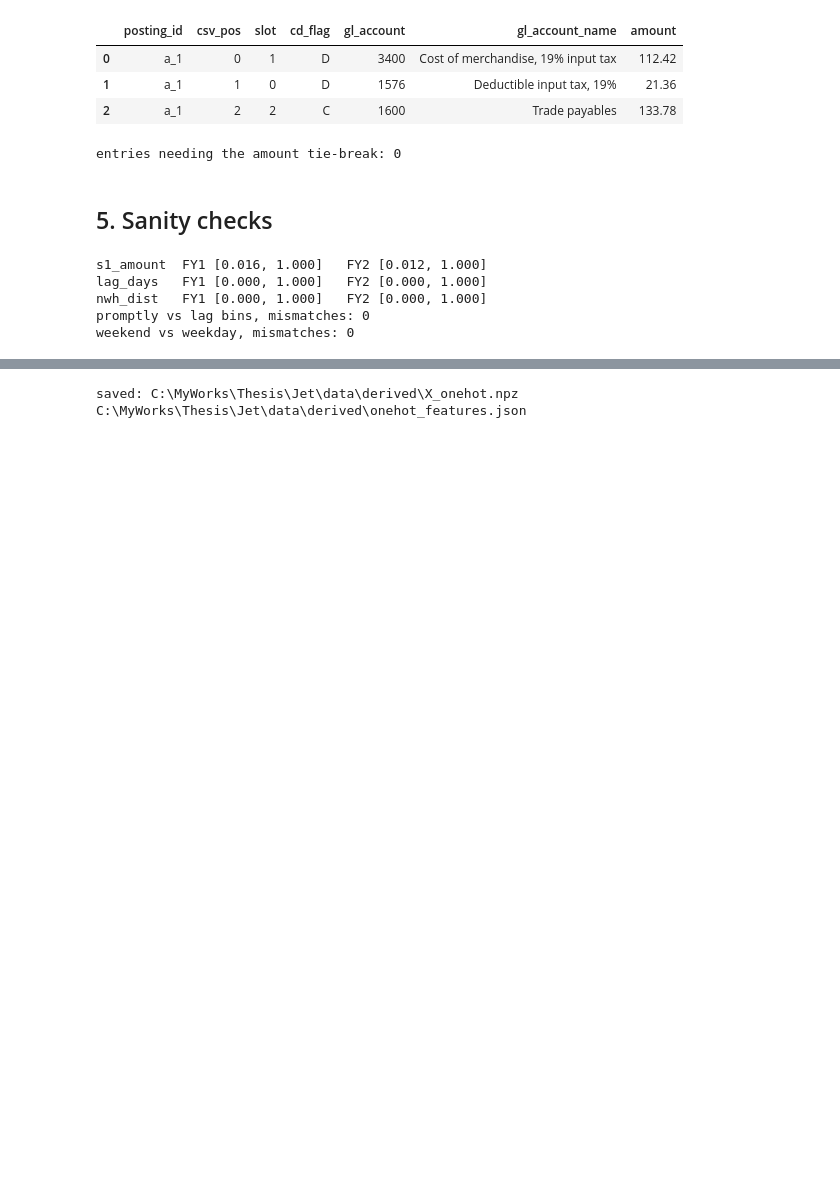
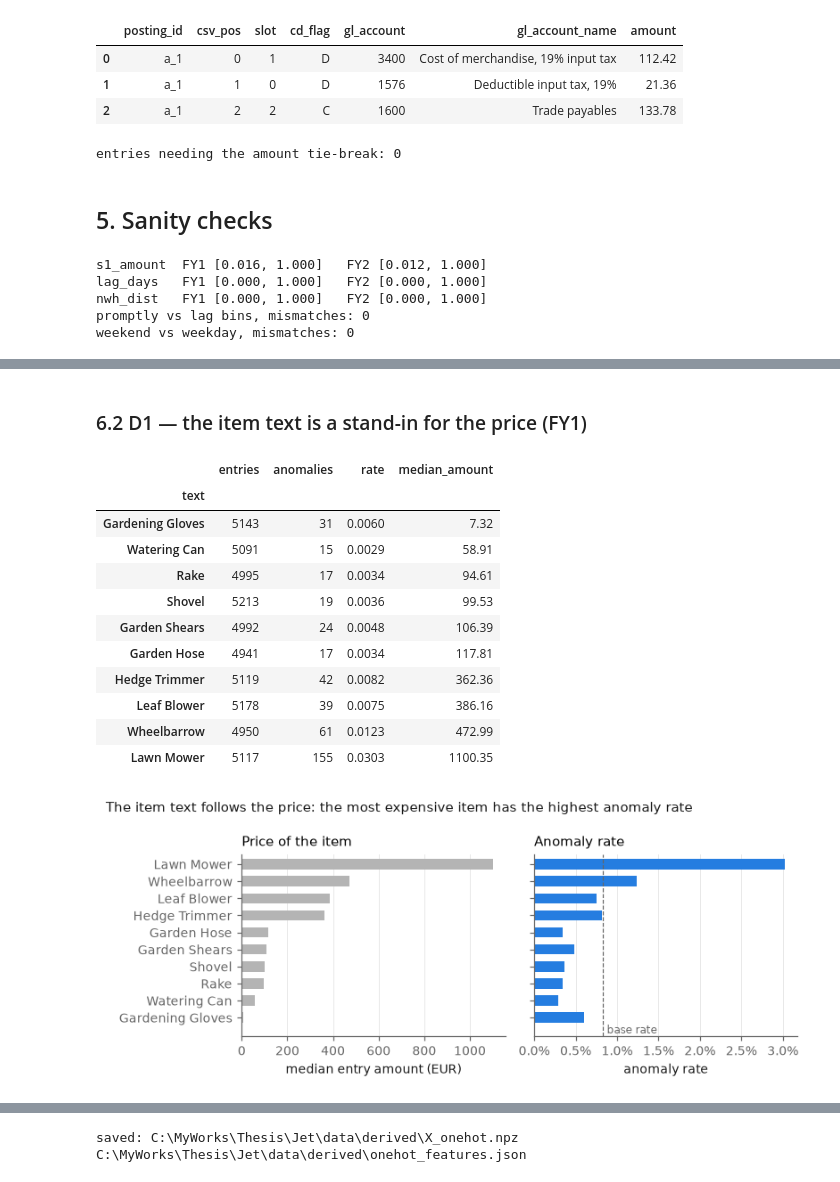
Before and after one commit to mbanadkouki/gl-anomaly-ranking, a Jupyter notebook: notebooks/02_encoding_onehot.ipynb, the cells around one changed output, grey strips where cells are left out. Cells and saved outputs as stored; diff of their text form; code cells hidden in the pictures; blank space fills up the shorter version.

```diff
--- a/notebooks/02_encoding_onehot.ipynb
+++ b/notebooks/02_encoding_onehot.ipynb
@@ -235,0 +274,22 @@ weekend vs weekday, mismatches: 0
+# %% [markdown]
+### 6.2 D1 — the item text is a stand-in for the price (FY1)
+# %%
+# cell_02_16
+items = df["text"].value_counts().loc[lambda s: s > 1000].index.tolist()   # the 10 garden item names
+fig, t_text = fg.fig_text_vs_price(df1, items)
+fg.save(fig, "fe_d1_text_vs_price", FIG)
+t_text.round(4)
+# %% [output]
+|  | entries | anomalies | rate | median_amount |
+| text |  |  |  |  |
+| Gardening Gloves | 5143 | 31 | 0.0060 | 7.32 |
+| Watering Can | 5091 | 15 | 0.0029 | 58.91 |
+| Rake | 4995 | 17 | 0.0034 | 94.61 |
+| Shovel | 5213 | 19 | 0.0036 | 99.53 |
+| Garden Shears | 4992 | 24 | 0.0048 | 106.39 |
+| Garden Hose | 4941 | 17 | 0.0034 | 117.81 |
+| Hedge Trimmer | 5119 | 42 | 0.0082 | 362.36 |
+| Leaf Blower | 5178 | 39 | 0.0075 | 386.16 |
+| Wheelbarrow | 4950 | 61 | 0.0123 | 472.99 |
+| Lawn Mower | 5117 | 155 | 0.0303 | 1100.35 |
+[figure, added]
```
Also changed, not shown: parts of 16 cells of this notebook, 20 other files.
